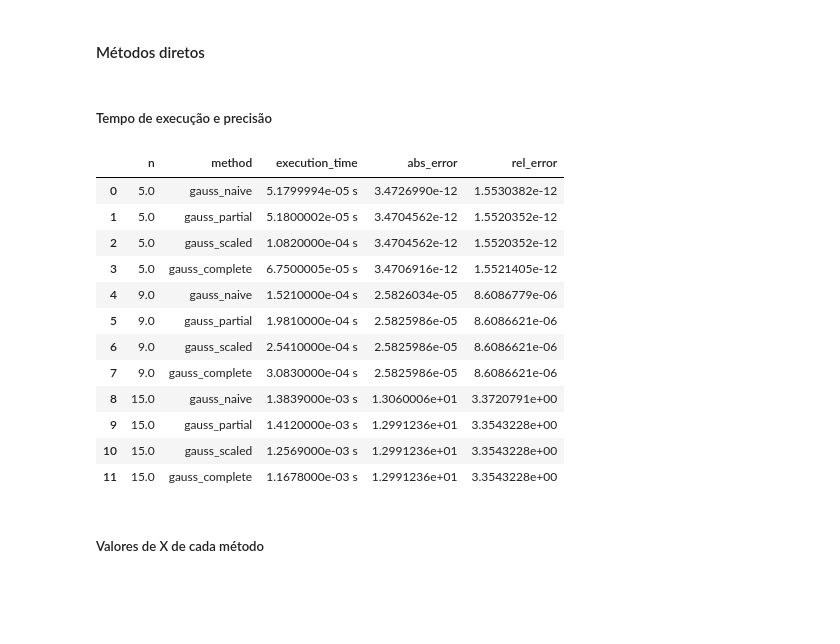
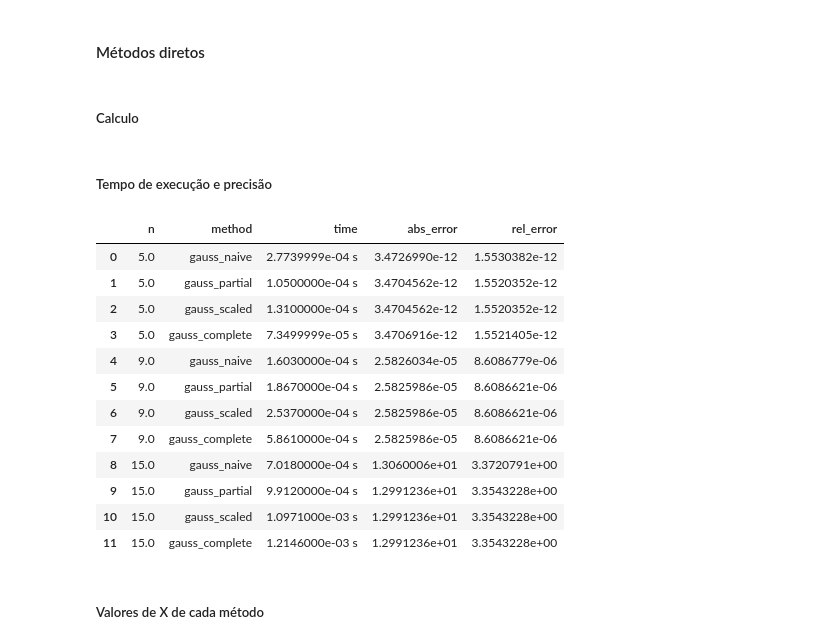
Before and after one commit to igorssant/metodos_numericos, a Jupyter notebook: sistema_equacao/src/main.ipynb, the cells around one changed output. Drawn from its saved outputs; the diff is of its cells as text; code cells hidden in the pictures; blank space fills up the shorter version.

```diff
--- a/sistema_equacao/src/main.ipynb
+++ b/sistema_equacao/src/main.ipynb
@@ -28,10 +47,7 @@ from utils.matrix import generate_hilbert_matrix
 determinants = []
 cond_numbers = []
 
-ns = [5, 9, 15]
-
-for n in ns:
-    A, B = generate_hilbert_matrix(n=n)
+for A, B in zip(A_list, B_list):
     determinants.append(np.linalg.det(A))
     cond_numbers.append(np.linalg.cond(A))
 
@@ -59,0 +78,10 @@ No teste do número de condição da matriz, o número de condicionamento aument
+# %%
+for n, A in zip(ns, A_list):
+    for i in range(A.shape[0]):
+        sum = A[i, :].sum()
+        sum = sum - A[i, i]
+
+        if np.abs(A[i, i]) < np.abs(sum):
+            print(f"A matriz de Hilbert de ordem {n} não é diagonalmente dominante.")
+            print(f"Linha {i}: {A[i, i]} < {sum}")
+            break
@@ -75,55 +99,57 @@ A_list = [A_5, A_9, A_15]
 # %% [markdown]
 #### Métodos diretos
+# %% [markdown]
+##### Calculo
 # %%
 for n, A_i, A_augmented in zip(ns, A_list, A_augmented_list):
     X_true = np.ones_like(A_i[:, 0])
 
     start_time = time.perf_counter()
     X_naive = naive_gauss(A_augmented)
-    gauss_naive_execution_time = time.perf_counter() - start_time
+    gauss_naive_time = time.perf_counter() - start_time
     abs_error_naive = np.linalg.norm(X_naive - X_true)
     rel_error_naive = abs_error_naive / np.linalg.norm(X_true)
 
     start_time = time.perf_counter()
     X_partial = gauss_partial_pivoting(A_augmented)
-    gauss_partial_execution_time = time.perf_counter() - start_time
+    gauss_partial_time = time.perf_counter() - start_time
     abs_error_partial = np.linalg.norm(X_partial - X_true)
     rel_error_partial = abs_error_partial / np.linalg.norm(X_true)
 
     start_time = time.perf_counter()
     X_scaled = gauss_scaled_pivoting(A_augmented)
-    gauss_scaled_execution_time = time.perf_counter() - start_time
+    gauss_scaled_time = time.perf_counter() - start_time
     abs_error_scaled = np.linalg.norm(X_scaled - X_true)
     rel_error_scaled = abs_error_scaled / np.linalg.norm(X_true)
 
     start_time = time.perf_counter()
     X_complete = gauss_complete_pivoting(A_augmented)
-    gauss_complete_execution_time = time.perf_counter() - start_time
+    gauss_complete_time = time.perf_counter() - start_time
     abs_error_complete = np.linalg.norm(X_complete - X_true)
     rel_error_complete = abs_error_complete / np.linalg.norm(X_true)
 
     result_dict[n] = {
         "gauss_naive": {
             "result": X_naive,
-            "execution_time": gauss_naive_execution_time,
+            "time": gauss_naive_time,
             "abs_error": abs_error_naive,
             "rel_error": rel_error_naive,
         },
         "gauss_partial": {
             "result": X_partial,
-            "execution_time": gauss_partial_execution_time,
+            "time": gauss_partial_time,
             "abs_error": abs_error_partial,
             "rel_error": rel_error_partial,
         },
         "gauss_scaled": {
             "result": X_scaled,
-            "execution_time": gauss_scaled_execution_time,
+            "time": gauss_scaled_time,
             "abs_error": abs_error_scaled,
             "rel_error": rel_error_scaled,
         },
         "gauss_complete": {
             "result": X_complete,
-            "execution_time": gauss_complete_execution_time,
+            "time": gauss_complete_time,
             "abs_error": abs_error_complete,
             "rel_error": rel_error_complete,
         },
@@ -133,48 +159,48 @@ for n, A_i, A_augmented in zip(ns, A_list, A_augmented_list):
 # %%
 df = pd.DataFrame.from_dict(
     {
         "n": [],
         "method": [],
-        "execution_time": [],
+        "time": [],
         "abs_error": [],
         "rel_error": [],
     }
 )
 for n, results in result_dict.items():
     for method, result in results.items():
         df = pd.concat(
             [
                 df,
                 pd.DataFrame(
                     {
                         "n": [n],
                         "method": [method],
-                        "execution_time": [result["execution_time"]],
+                        "time": [result["time"]],
                         "abs_error": [result["abs_error"]],
                         "rel_error": [result["rel_error"]],
                     }
                 ),
             ],
             ignore_index=True,
         )
-df["execution_time"] = df["execution_time"].apply(lambda x: f"{x:.7e} s")
+df["time"] = df["time"].apply(lambda x: f"{x:.7e} s")
 df["abs_error"] = df["abs_error"].apply(lambda x: f"{x:.7e}")
 df["rel_error"] = df["rel_error"].apply(lambda x: f"{x:.7e}")
 df
 # %% [output]
-|  | n | method | execution_time | abs_error | rel_error |
-| 0 | 5.0 | gauss_naive | 5.1799994e-05 s | 3.4726990e-12 | 1.5530382e-12 |
-| 1 | 5.0 | gauss_partial | 5.1800002e-05 s | 3.4704562e-12 | 1.5520352e-12 |
-| 2 | 5.0 | gauss_scaled | 1.0820000e-04 s | 3.4704562e-12 | 1.5520352e-12 |
-| 3 | 5.0 | gauss_complete | 6.7500005e-05 s | 3.4706916e-12 | 1.5521405e-12 |
-| 4 | 9.0 | gauss_naive | 1.5210000e-04 s | 2.5826034e-05 | 8.6086779e-06 |
-| 5 | 9.0 | gauss_partial | 1.9810000e-04 s | 2.5825986e-05 | 8.6086621e-06 |
-| 6 | 9.0 | gauss_scaled | 2.5410000e-04 s | 2.5825986e-05 | 8.6086621e-06 |
-| 7 | 9.0 | gauss_complete | 3.0830000e-04 s | 2.5825986e-05 | 8.6086621e-06 |
-| 8 | 15.0 | gauss_naive | 1.3839000e-03 s | 1.3060006e+01 | 3.3720791e+00 |
-| 9 | 15.0 | gauss_partial | 1.4120000e-03 s | 1.2991236e+01 | 3.3543228e+00 |
-| 10 | 15.0 | gauss_scaled | 1.2569000e-03 s | 1.2991236e+01 | 3.3543228e+00 |
-| 11 | 15.0 | gauss_complete | 1.1678000e-03 s | 1.2991236e+01 | 3.3543228e+00 |
+|  | n | method | time | abs_error | rel_error |
+| 0 | 5.0 | gauss_naive | 2.7739999e-04 s | 3.4726990e-12 | 1.5530382e-12 |
+| 1 | 5.0 | gauss_partial | 1.0500000e-04 s | 3.4704562e-12 | 1.5520352e-12 |
+| 2 | 5.0 | gauss_scaled | 1.3100000e-04 s | 3.4704562e-12 | 1.5520352e-12 |
+| 3 | 5.0 | gauss_complete | 7.3499999e-05 s | 3.4706916e-12 | 1.5521405e-12 |
+| 4 | 9.0 | gauss_naive | 1.6030000e-04 s | 2.5826034e-05 | 8.6086779e-06 |
+| 5 | 9.0 | gauss_partial | 1.8670000e-04 s | 2.5825986e-05 | 8.6086621e-06 |
+| 6 | 9.0 | gauss_scaled | 2.5370000e-04 s | 2.5825986e-05 | 8.6086621e-06 |
+| 7 | 9.0 | gauss_complete | 5.8610000e-04 s | 2.5825986e-05 | 8.6086621e-06 |
+| 8 | 15.0 | gauss_naive | 7.0180000e-04 s | 1.3060006e+01 | 3.3720791e+00 |
+| 9 | 15.0 | gauss_partial | 9.9120000e-04 s | 1.2991236e+01 | 3.3543228e+00 |
+| 10 | 15.0 | gauss_scaled | 1.0971000e-03 s | 1.2991236e+01 | 3.3543228e+00 |
+| 11 | 15.0 | gauss_complete | 1.2146000e-03 s | 1.2991236e+01 | 3.3543228e+00 |
 # %% [markdown]
 ##### Valores de X de cada método
 # %%
```
Also changed, not shown: parts of 8 cells of this notebook, 1 other file.
